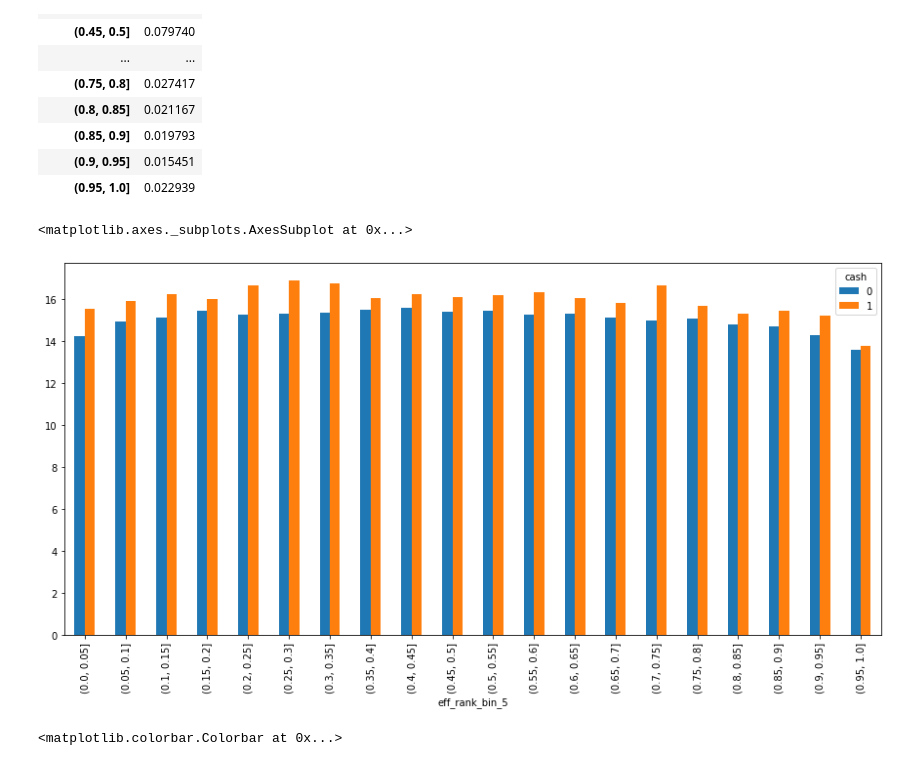
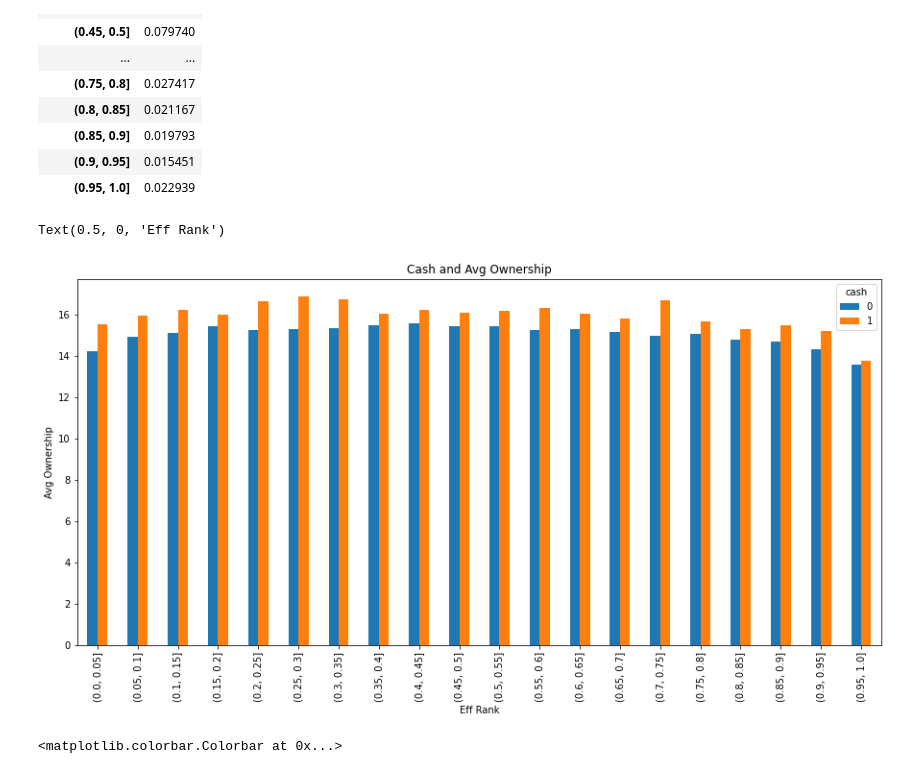
Before and after one commit to tburger101/Late-Swap, a Jupyter notebook: late_swap_eff.ipynb, the cells around one changed output. Drawn from its saved outputs; the diff is of its cells as text; code cells hidden in the pictures.

```diff
--- a/late_swap_eff.ipynb
+++ b/late_swap_eff.ipynb
@@ -188,12 +188,16 @@ pd.pivot_table(df[(df['remaining_players']>0)], values='cash', index=['eff_rank_
 # %%
 '''How do you need to play to move up to a cashing spot based on your efficiency rank'''
 
 top_5=df[(df['remaining_players']>0)]
 pd.pivot_table(top_5, values='avg_ownership', index=['eff_rank_bin_5'],
                     columns=['cash'], aggfunc=np.average).plot.bar(figsize=(15,7))
+
+plt.title('Cash and Avg Ownership')
+plt.ylabel('Avg Ownership')
+plt.xlabel('Eff Rank')
 # %% [output]
-<matplotlib.axes._subplots.AxesSubplot at 0x...>
+Text(0.5, 0, 'Eff Rank')
-[figure, old version]
+[figure, new version]
 # %%
 '''Breakdown of how likely you are to cash based on your early efficiency rank
 and the number of players remaining'''
```
Also changed, not shown: parts of 1 cell of this notebook.
